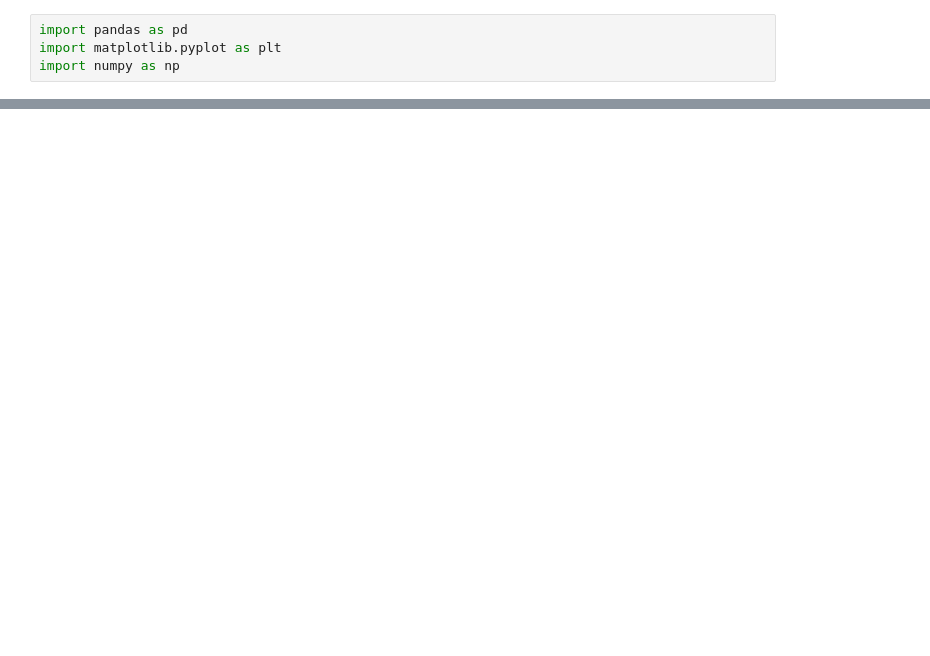
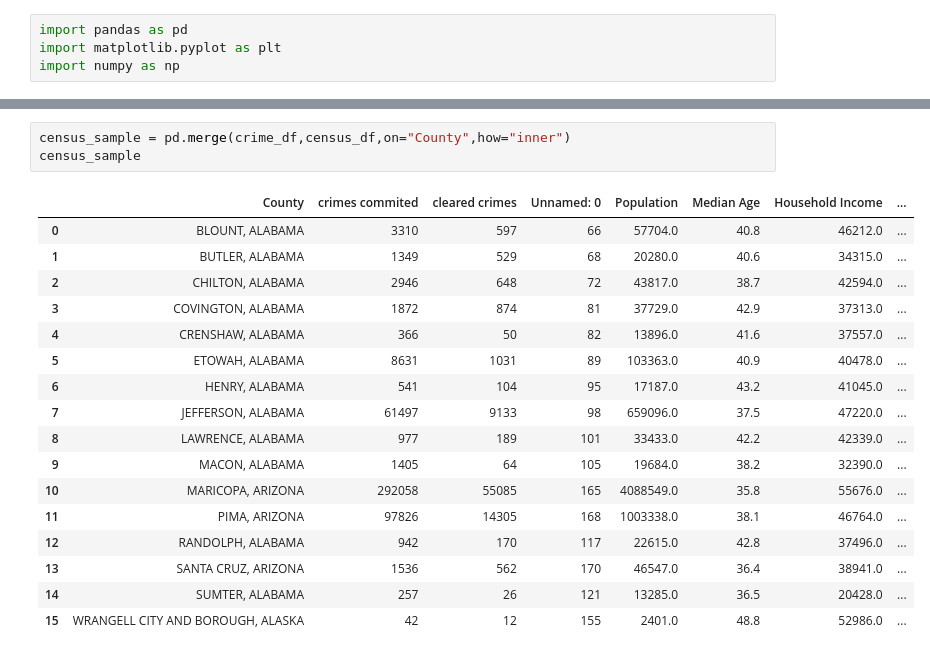
Before and after one commit to swbrummund/Project.01, a Jupyter notebook: Data_Analysis/Test Analysis-Franklin.ipynb, the cells around one changed output, grey strips where cells are left out. Cells and saved outputs as stored; diff of their text form; blank space fills up the shorter version.

```diff
--- a/Data_Analysis/Test Analysis-Franklin.ipynb
+++ b/Data_Analysis/Test Analysis-Franklin.ipynb
@@ -46 +42,22 @@ Name: 622, dtype: object
+# %%
+census_sample = pd.merge(crime_df,census_df,on="County",how="inner")
+census_sample
+# %% [output]
+|  | County | crimes commited | cleared crimes | Unnamed: 0 | Population | Median Age | Household Income | ... |
+| 0 | BLOUNT, ALABAMA | 3310 | 597 | 66 | 57704.0 | 40.8 | 46212.0 | ... |
+| 1 | BUTLER, ALABAMA | 1349 | 529 | 68 | 20280.0 | 40.6 | 34315.0 | ... |
+| 2 | CHILTON, ALABAMA | 2946 | 648 | 72 | 43817.0 | 38.7 | 42594.0 | ... |
+| 3 | COVINGTON, ALABAMA | 1872 | 874 | 81 | 37729.0 | 42.9 | 37313.0 | ... |
+| 4 | CRENSHAW, ALABAMA | 366 | 50 | 82 | 13896.0 | 41.6 | 37557.0 | ... |
+| 5 | ETOWAH, ALABAMA | 8631 | 1031 | 89 | 103363.0 | 40.9 | 40478.0 | ... |
+| 6 | HENRY, ALABAMA | 541 | 104 | 95 | 17187.0 | 43.2 | 41045.0 | ... |
+| 7 | JEFFERSON, ALABAMA | 61497 | 9133 | 98 | 659096.0 | 37.5 | 47220.0 | ... |
+| 8 | LAWRENCE, ALABAMA | 977 | 189 | 101 | 33433.0 | 42.2 | 42339.0 | ... |
+| 9 | MACON, ALABAMA | 1405 | 64 | 105 | 19684.0 | 38.2 | 32390.0 | ... |
+| 10 | MARICOPA, ARIZONA | 292058 | 55085 | 165 | 4088549.0 | 35.8 | 55676.0 | ... |
+| 11 | PIMA, ARIZONA | 97826 | 14305 | 168 | 1003338.0 | 38.1 | 46764.0 | ... |
+| 12 | RANDOLPH, ALABAMA | 942 | 170 | 117 | 22615.0 | 42.8 | 37496.0 | ... |
+| 13 | SANTA CRUZ, ARIZONA | 1536 | 562 | 170 | 46547.0 | 36.4 | 38941.0 | ... |
+| 14 | SUMTER, ALABAMA | 257 | 26 | 121 | 13285.0 | 36.5 | 20428.0 | ... |
+| 15 | WRANGELL CITY AND BOROUGH, ALASKA | 42 | 12 | 155 | 2401.0 | 48.8 | 52986.0 | ... |
 # %%
```
Also changed, not shown: parts of 8 cells of this notebook, 19 other files.
